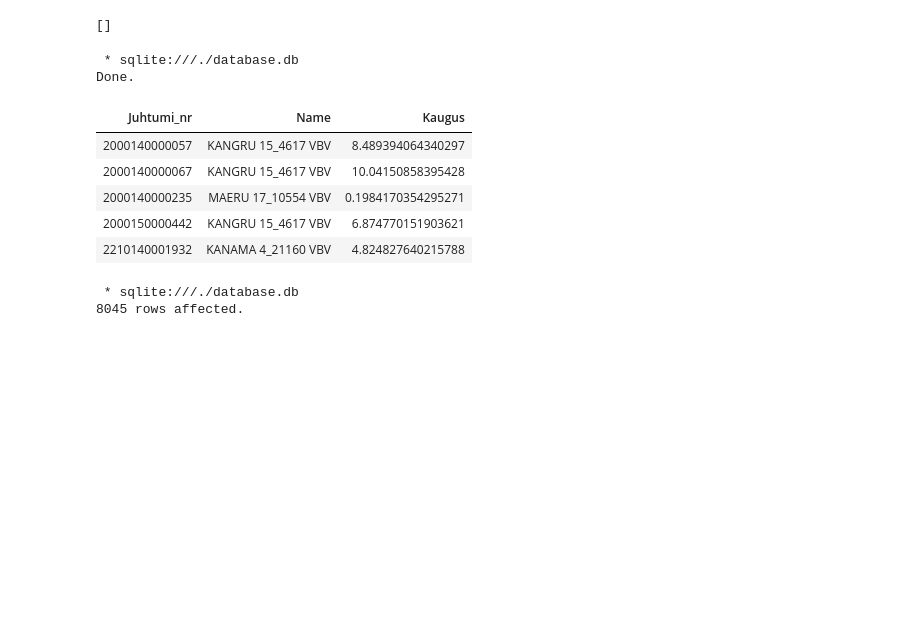
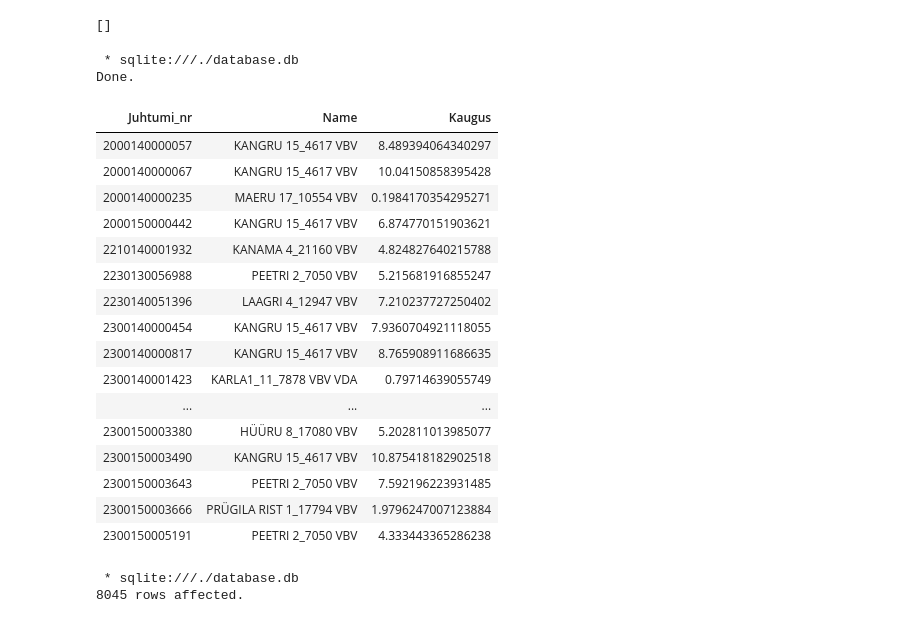
Before and after one commit to andreoja/andmetehnika_projekt, a Jupyter notebook: closest_traffic_feature.ipynb, the cells around one changed output. Cells and saved outputs as stored; diff of their text form; code cells hidden in the pictures; blank space fills up the shorter version.

```diff
--- a/closest_traffic_feature.ipynb
+++ b/closest_traffic_feature.ipynb
@@ -113,16 +138,27 @@ Done.
 []
 # %%
 %%sql
-SELECT* FROM v_koord_kaugused Limit 5;
+SELECT* FROM v_koord_kaugused Limit 20;
 # %% [output]
  * sqlite:///./database.db
 Done.
 | Juhtumi_nr | Name | Kaugus |
 | 2000140000057 | KANGRU 15_4617 VBV | 8.489394064340297 |
 | 2000140000067 | KANGRU 15_4617 VBV | 10.04150858395428 |
 | 2000140000235 | MAERU 17_10554 VBV | 0.1984170354295271 |
 | 2000150000442 | KANGRU 15_4617 VBV | 6.874770151903621 |
 | 2210140001932 | KANAMA 4_21160 VBV | 4.824827640215788 |
+| 2230130056988 | PEETRI 2_7050 VBV | 5.215681916855247 |
+| 2230140051396 | LAAGRI 4_12947 VBV | 7.210237727250402 |
+| 2300140000454 | KANGRU 15_4617 VBV | 7.9360704921118055 |
+| 2300140000817 | KANGRU 15_4617 VBV | 8.765908911686635 |
+| 2300140001423 | KARLA1_11_7878 VBV VDA | 0.79714639055749 |
+| ... | ... | ... |
+| 2300150003380 | HÜÜRU 8_17080 VBV | 5.202811013985077 |
+| 2300150003490 | KANGRU 15_4617 VBV | 10.875418182902518 |
+| 2300150003643 | PEETRI 2_7050 VBV | 7.592196223931485 |
+| 2300150003666 | PRÜGILA RIST 1_17794 VBV | 1.9796247007123884 |
+| 2300150005191 | PEETRI 2_7050 VBV | 4.333443365286238 |
 # %%
 %%sql
 
```
Also changed, not shown: parts of 6 cells of this notebook, 1 other file.
